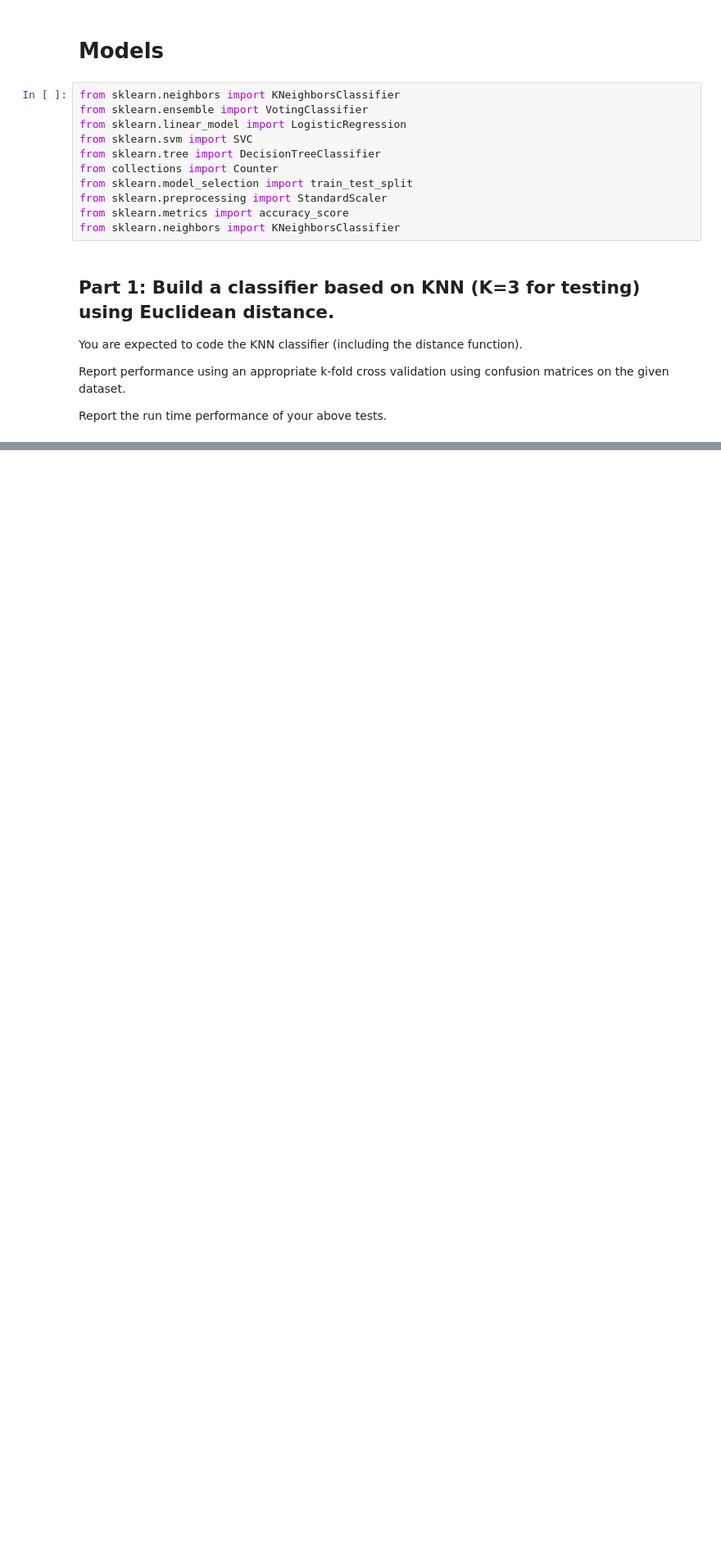
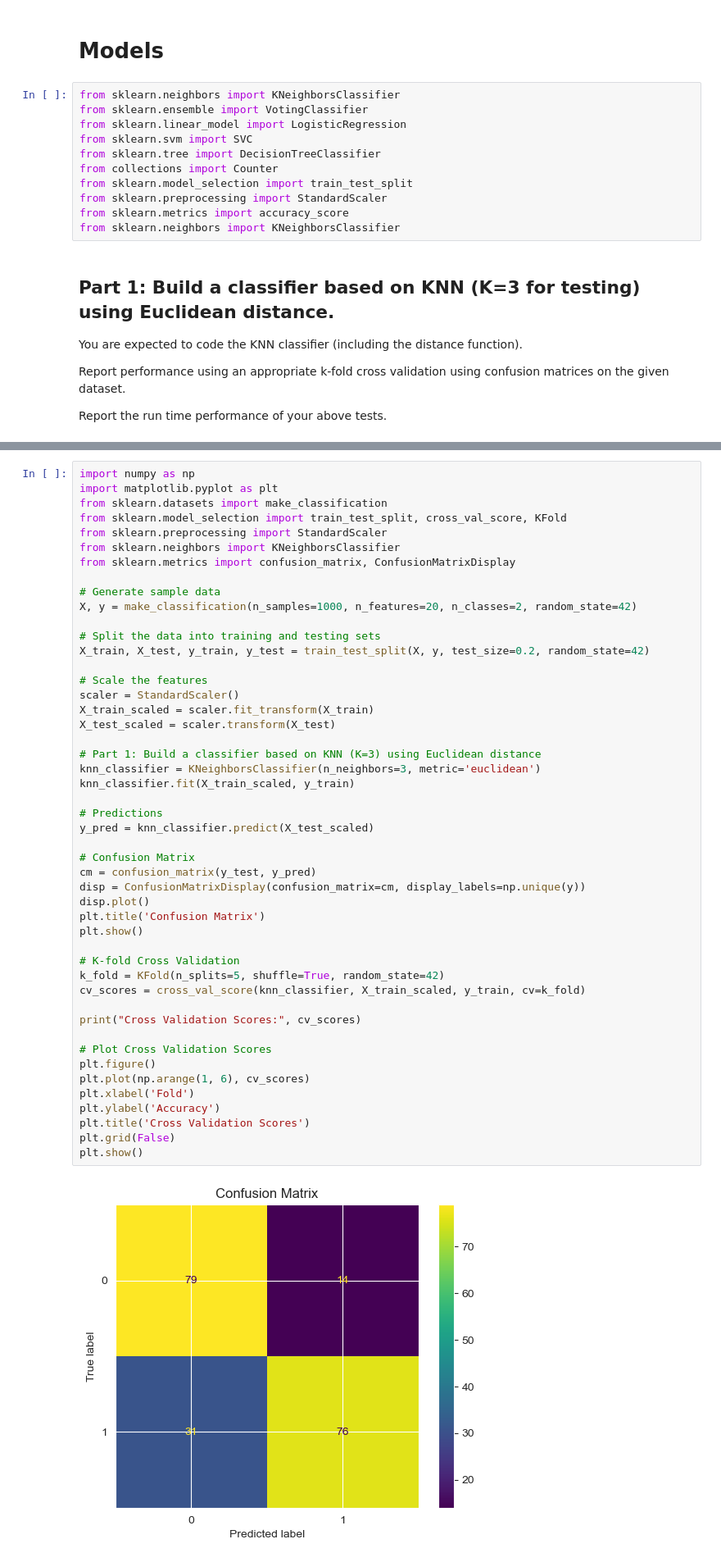
Before and after one commit to BulentKaradeniz/7_ML_Projects, a Jupyter notebook: ML_GTU_Homework_1_2024/Audit_data.ipynb, the cells around one changed output, grey strips where cells are left out. Shown at 82% size. Cells and saved outputs as stored; diff of their text form; blank space fills up the shorter version.

```diff
--- a/ML_GTU_Homework_1_2024/Audit_data.ipynb
+++ b/ML_GTU_Homework_1_2024/Audit_data.ipynb
@@ -392,0 +468,50 @@ from sklearn.neighbors import KNeighborsClassifier
+# %%
+import numpy as np
+import matplotlib.pyplot as plt
+from sklearn.datasets import make_classification
+from sklearn.model_selection import train_test_split, cross_val_score, KFold
+from sklearn.preprocessing import StandardScaler
+from sklearn.neighbors import KNeighborsClassifier
+from sklearn.metrics import confusion_matrix, ConfusionMatrixDisplay
+
+# Generate sample data
+X, y = make_classification(n_samples=1000, n_features=20, n_classes=2, random_state=42)
+
+# Split the data into training and testing sets
+X_train, X_test, y_train, y_test = train_test_split(X, y, test_size=0.2, random_state=42)
+
+# Scale the features
+scaler = StandardScaler()
+X_train_scaled = scaler.fit_transform(X_train)
+X_test_scaled = scaler.transform(X_test)
+
+# Part 1: Build a classifier based on KNN (K=3) using Euclidean distance
+knn_classifier = KNeighborsClassifier(n_neighbors=3, metric='euclidean')
+knn_classifier.fit(X_train_scaled, y_train)
+
+# Predictions
+y_pred = knn_classifier.predict(X_test_scaled)
+
+# Confusion Matrix
+cm = confusion_matrix(y_test, y_pred)
+disp = ConfusionMatrixDisplay(confusion_matrix=cm, display_labels=np.unique(y))
+disp.plot()
+plt.title('Confusion Matrix')
+plt.show()
+
+# K-fold Cross Validation
+k_fold = KFold(n_splits=5, shuffle=True, random_state=42)
+cv_scores = cross_val_score(knn_classifier, X_train_scaled, y_train, cv=k_fold)
+
+print("Cross Validation Scores:", cv_scores)
+
+# Plot Cross Validation Scores
+plt.figure()
+plt.plot(np.arange(1, 6), cv_scores)
+plt.xlabel('Fold')
+plt.ylabel('Accuracy')
+plt.title('Cross Validation Scores')
+plt.grid(False)
+plt.show()
+# %% [output]
+[figure, added]
```
Also changed, not shown: parts of 8 cells of this notebook.
